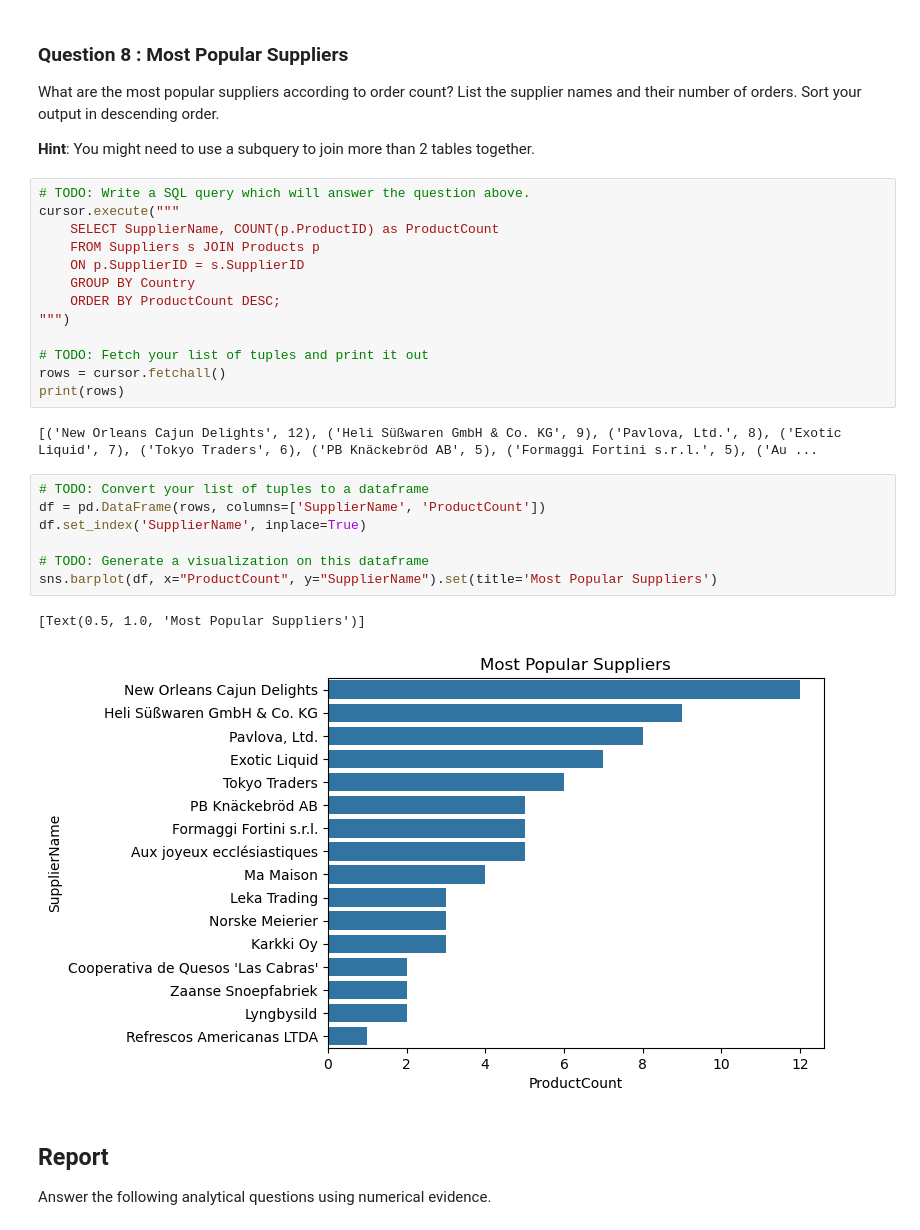
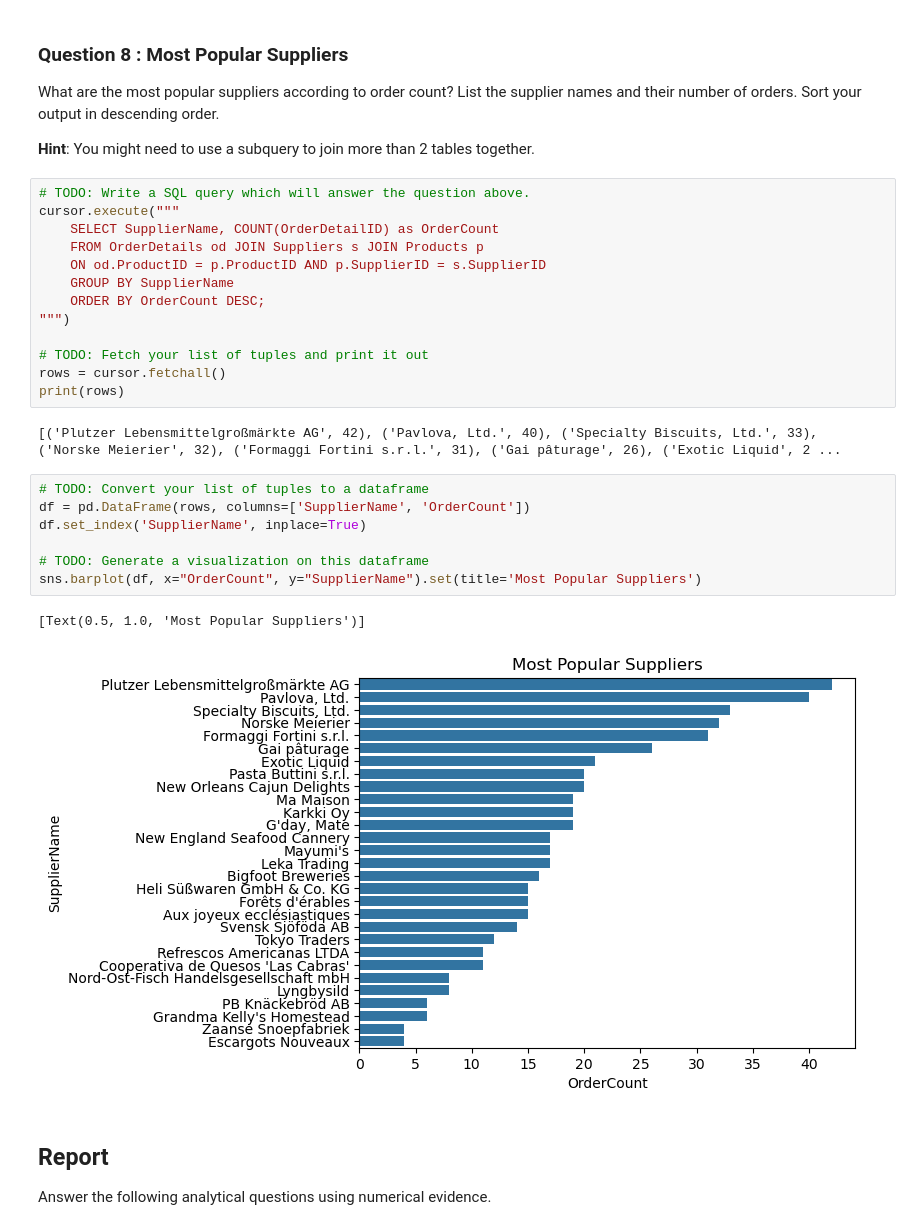
Before and after one commit to vchu22/IF-DS-TLAB4-AdHoc-SQL, a Jupyter notebook: adhoc_report.ipynb, the cells around one changed output. Drawn from its saved outputs; the diff is of its cells as text.

```diff
--- a/adhoc_report.ipynb
+++ b/adhoc_report.ipynb
@@ -229,28 +229,28 @@ What are the most popular suppliers according to order count? List the supplier
 # %%
 # TODO: Write a SQL query which will answer the question above.
 cursor.execute("""
-    SELECT SupplierName, COUNT(p.ProductID) as ProductCount
-    FROM Suppliers s JOIN Products p
-    ON p.SupplierID = s.SupplierID
-    GROUP BY Country
-    ORDER BY ProductCount DESC;
+    SELECT SupplierName, COUNT(OrderDetailID) as OrderCount
+    FROM OrderDetails od JOIN Suppliers s JOIN Products p
+    ON od.ProductID = p.ProductID AND p.SupplierID = s.SupplierID
+    GROUP BY SupplierName
+    ORDER BY OrderCount DESC;
 """)
 
 # TODO: Fetch your list of tuples and print it out
 rows = cursor.fetchall()
 print(rows)
 # %% [output]
-[('New Orleans Cajun Delights', 12), ('Heli Süßwaren GmbH & Co. KG', 9), ('Pavlova, Ltd.', 8), ('Exotic Liquid', 7), ('Tokyo Traders', 6), ('PB Knäckebröd AB', 5), ('Formaggi Fortini s.r.l.', 5), ('Au ...
+[('Plutzer Lebensmittelgroßmärkte AG', 42), ('Pavlova, Ltd.', 40), ('Specialty Biscuits, Ltd.', 33), ('Norske Meierier', 32), ('Formaggi Fortini s.r.l.', 31), ('Gai pâturage', 26), ('Exotic Liquid', 2 ...
 # %%
 # TODO: Convert your list of tuples to a dataframe
-df = pd.DataFrame(rows, columns=['SupplierName', 'ProductCount'])
+df = pd.DataFrame(rows, columns=['SupplierName', 'OrderCount'])
 df.set_index('SupplierName', inplace=True)
 
 # TODO: Generate a visualization on this dataframe
-sns.barplot(df, x="ProductCount", y="SupplierName").set(title='Most Popular Suppliers')
+sns.barplot(df, x="OrderCount", y="SupplierName").set(title='Most Popular Suppliers')
 # %% [output]
 [Text(0.5, 1.0, 'Most Popular Suppliers')]
-[figure, old version]
+[figure, new version]
 # %% [markdown]
 ## Report
 
```
Also changed, not shown: parts of 2 cells of this notebook.
